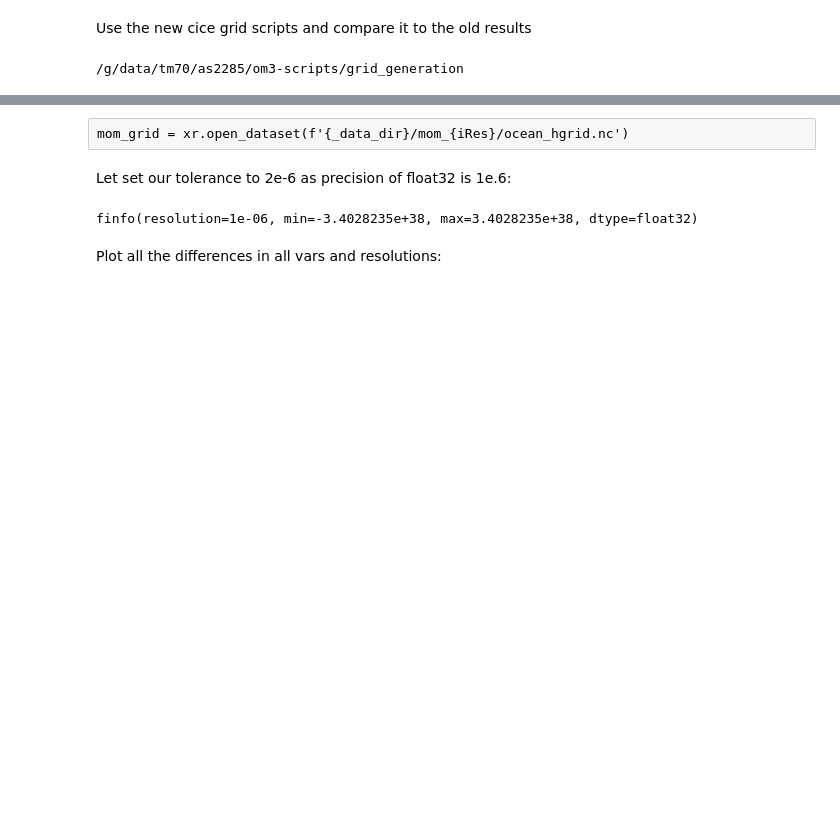
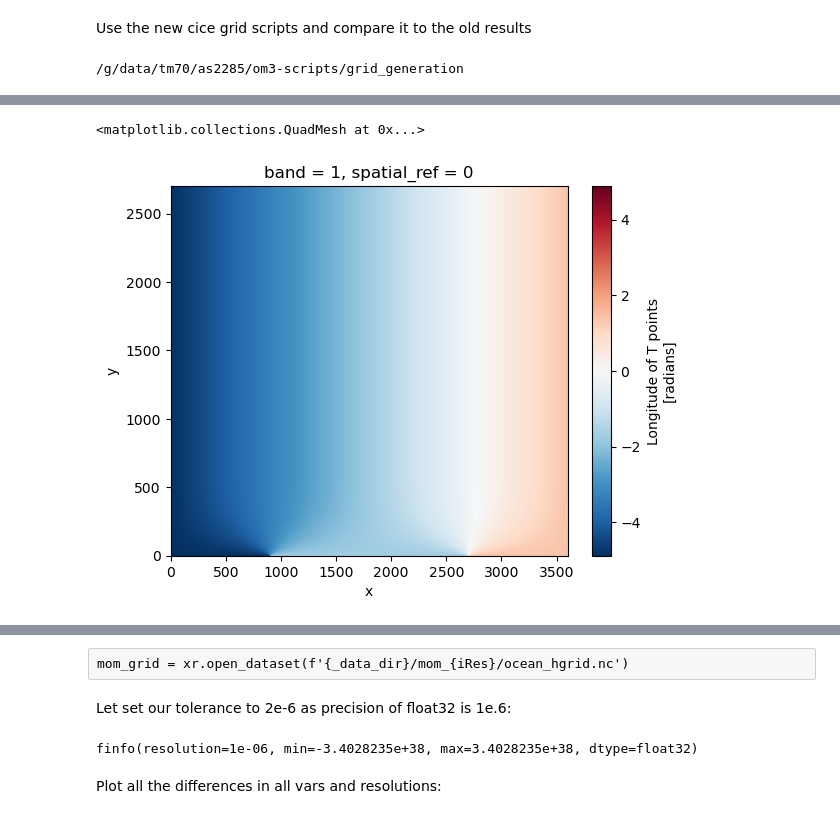
Before and after one commit to anton-seaice/sandbox, a Jupyter notebook: cice_grid_valiation.ipynb, the cells around one changed output, grey strips where cells are left out. Saved outputs shown, nothing was run; the diff lists cells and outputs as text; code cells hidden in the pictures; blank space fills up the shorter version.

```diff
--- a/cice_grid_valiation.ipynb
+++ b/cice_grid_valiation.ipynb
@@ -31,0 +118,2 @@ NetCDF file created successfully.
+# %%
+rio_ds = rioxarray.open_rasterio(f'01deg/grid.nc')
@@ -31,0 +140,5 @@ NetCDF file created successfully.
+# %%
+rio_ds.tlon.plot()
+# %% [output]
+<matplotlib.collections.QuadMesh at 0x...>
+[figure, added]
```
Also changed, not shown: parts of 32 cells of this notebook.
